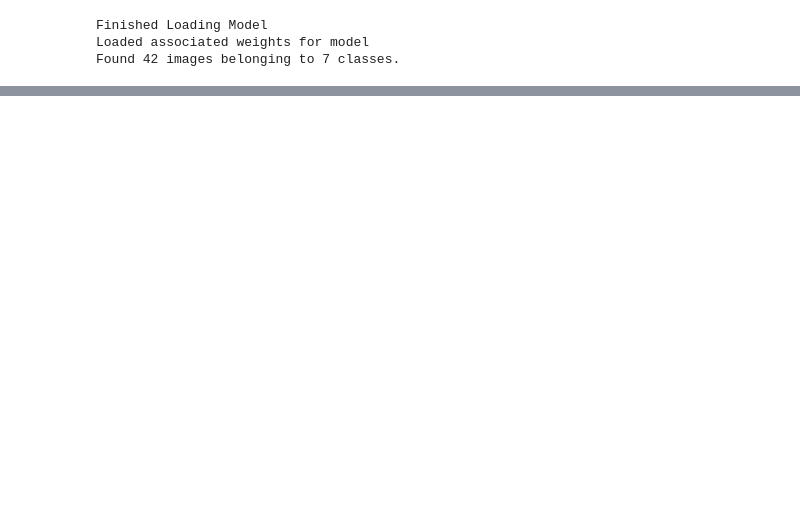
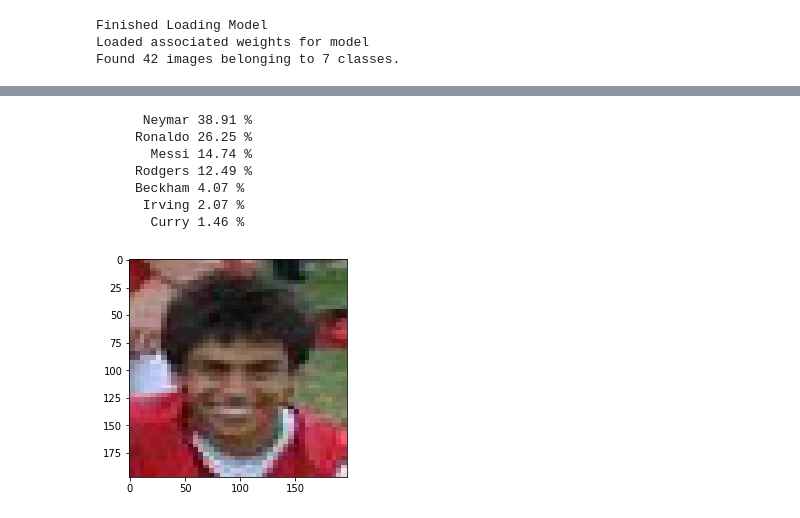
Before and after one commit to jcgonzalez14/ConvNet, a Jupyter notebook: Convolution Neural Network.ipynb, the cells around one changed output, grey strips where cells are left out. Drawn from its saved outputs; the diff is of its cells as text; code cells hidden in the pictures; blank space fills up the shorter version.

```diff
--- a/Convolution Neural Network.ipynb
+++ b/Convolution Neural Network.ipynb
@@ -197,0 +218,11 @@ predict_image("data/julio1.jpg",custom_model,label_map)
+# %%
+predict_image("data/julio2.jpg",custom_model,label_map)
+# %% [output]
+      Neymar 38.91 %
+     Ronaldo 26.25 %
+       Messi 14.74 %
+     Rodgers 12.49 %
+     Beckham 4.07 %
+      Irving 2.07 %
+       Curry 1.46 %
+[figure, added]
```
Also changed, not shown: parts of 6 cells of this notebook.
